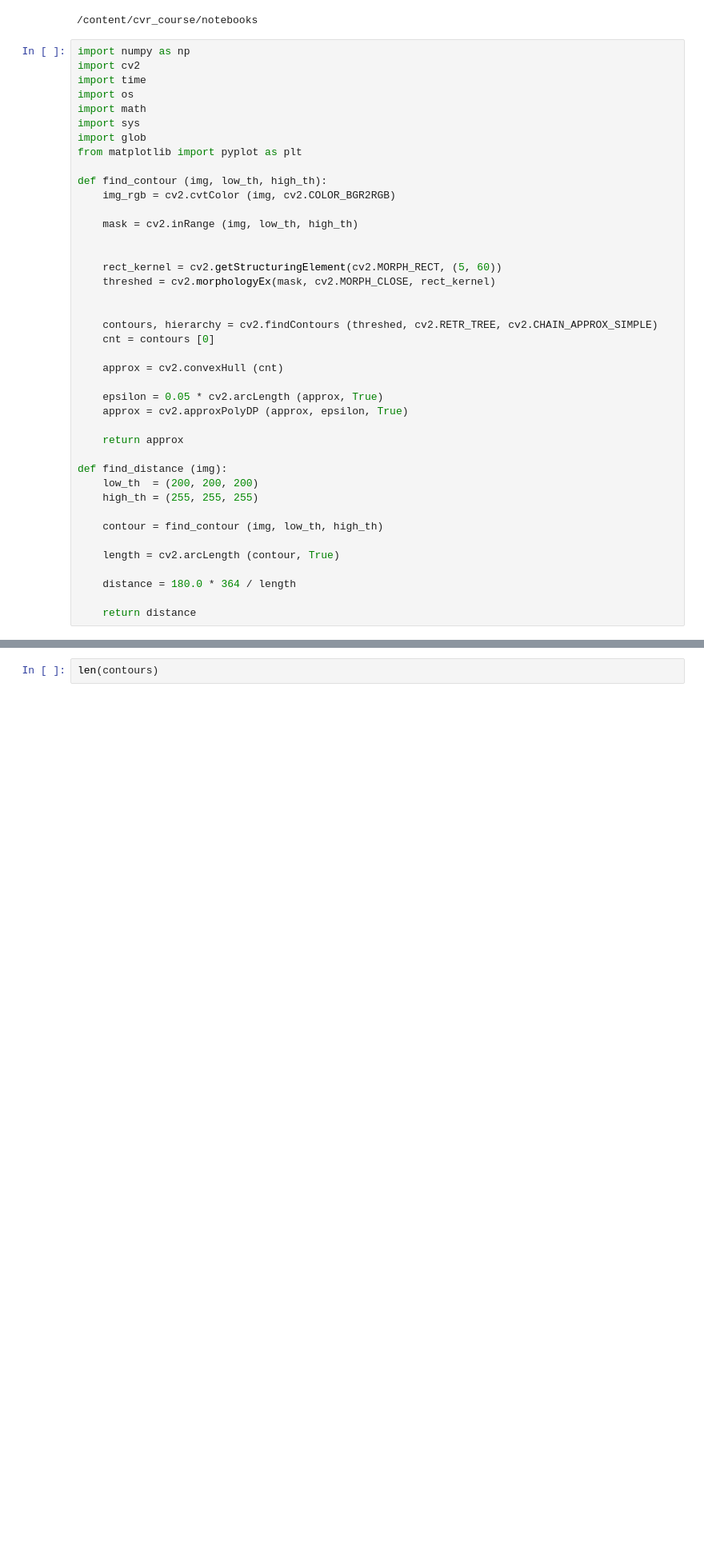
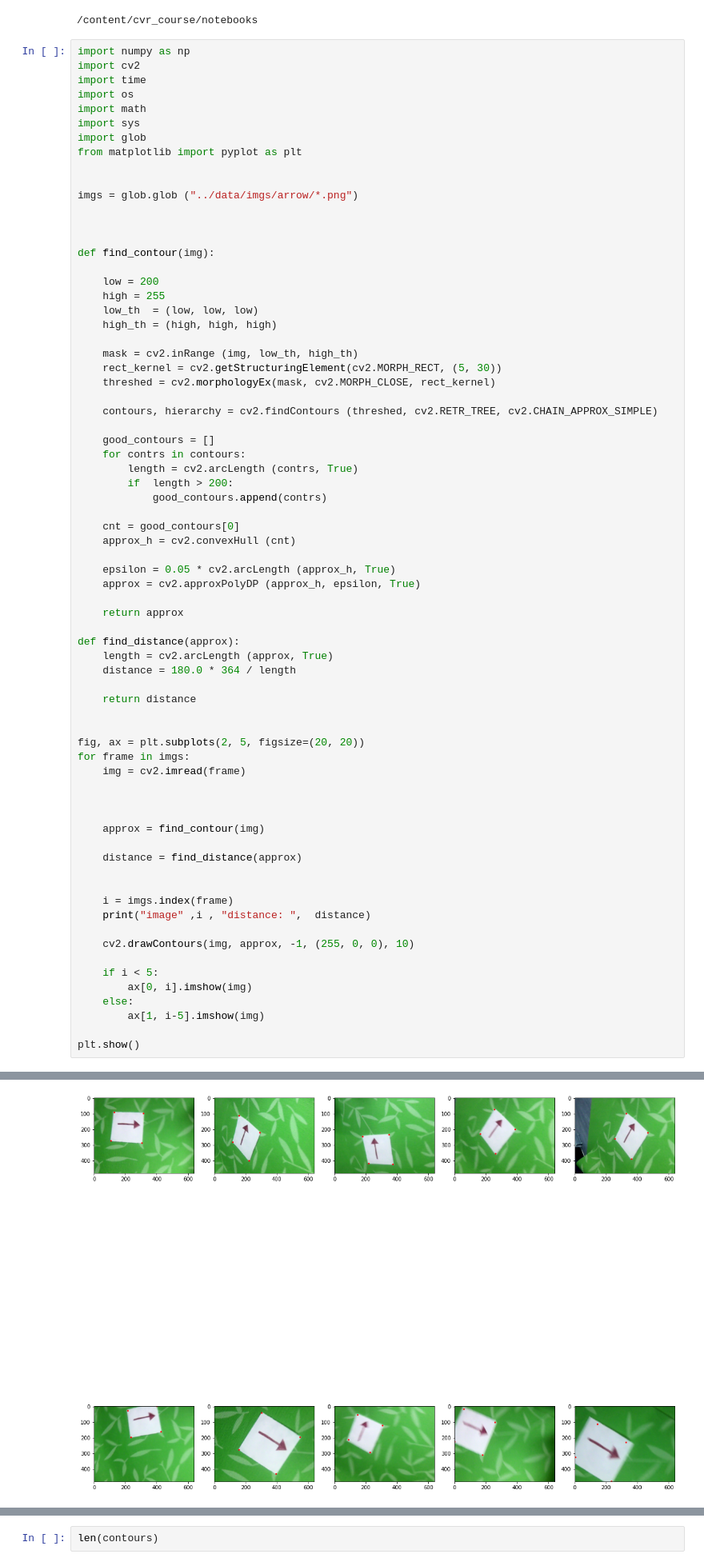
Before and after one commit to AZhed/cvr_course, a Jupyter notebook: notebooks/cv_hw3.ipynb, the cells around one changed output, grey strips where cells are left out. Shown at 80% size. Saved outputs shown, nothing was run; the diff lists cells and outputs as text; blank space fills up the shorter version.

```diff
--- a/notebooks/cv_hw3.ipynb
+++ b/notebooks/cv_hw3.ipynb
@@ -36,34 +36,65 @@ import sys
 import glob
 from matplotlib import pyplot as plt
 
-def find_contour (img, low_th, high_th):
-    img_rgb = cv2.cvtColor (img, cv2.COLOR_BGR2RGB)
+
+imgs = glob.glob ("../data/imgs/arrow/*.png")
+
+
+
+def find_contour(img):
+
+    low = 200
+    high = 255
+    low_th  = (low, low, low)
+    high_th = (high, high, high)
 
     mask = cv2.inRange (img, low_th, high_th)
-
-
-    rect_kernel = cv2.getStructuringElement(cv2.MORPH_RECT, (5, 60))
+    rect_kernel = cv2.getStructuringElement(cv2.MORPH_RECT, (5, 30))
     threshed = cv2.morphologyEx(mask, cv2.MORPH_CLOSE, rect_kernel)
 
+    contours, hierarchy = cv2.findContours (threshed, cv2.RETR_TREE, cv2.CHAIN_APPROX_SIMPLE)
 
-    contours, hierarchy = cv2.findContours (threshed, cv2.RETR_TREE, cv2.CHAIN_APPROX_SIMPLE)
-    cnt = contours [0]
+    good_contours = []
+    for contrs in contours:
+        length = cv2.arcLength (contrs, True)
+        if  length > 200:
+            good_contours.append(contrs)
 
-    approx = cv2.convexHull (cnt)
+    cnt = good_contours[0]
+    approx_h = cv2.convexHull (cnt)
 
-    epsilon = 0.05 * cv2.arcLength (approx, True)
-    approx = cv2.approxPolyDP (approx, epsilon, True)
+    epsilon = 0.05 * cv2.arcLength (approx_h, True)
+    approx = cv2.approxPolyDP (approx_h, epsilon, True)
 
     return approx
 
-def find_distance (img):
-    low_th  = (200, 200, 200)
-    high_th = (255, 255, 255)
-
-    contour = find_contour (img, low_th, high_th)
-
-    length = cv2.arcLength (contour, True)
-
+def find_distance(approx):
+    length = cv2.arcLength (approx, True)
     distance = 180.0 * 364 / length
 
     return distance
+
+
+fig, ax = plt.subplots(2, 5, figsize=(20, 20))
+for frame in imgs:
+    img = cv2.imread(frame)
+
+
+
+    approx = find_contour(img)
+
+    distance = find_distance(approx)
+
+
+    i = imgs.index(frame)
+    print("image" ,i , "distance: ",  distance)
+
+    cv2.drawContours(img, approx, -1, (255, 0, 0), 10)
+
+    if i < 5:
+        ax[0, i].imshow(img)
+    else:
+        ax[1, i-5].imshow(img)
+
+plt.show()
+# %% [output]
@@ -69,0 +111 @@ def find_distance (img):
+[figure, added]
```
Also changed, not shown: parts of 9 cells of this notebook.
